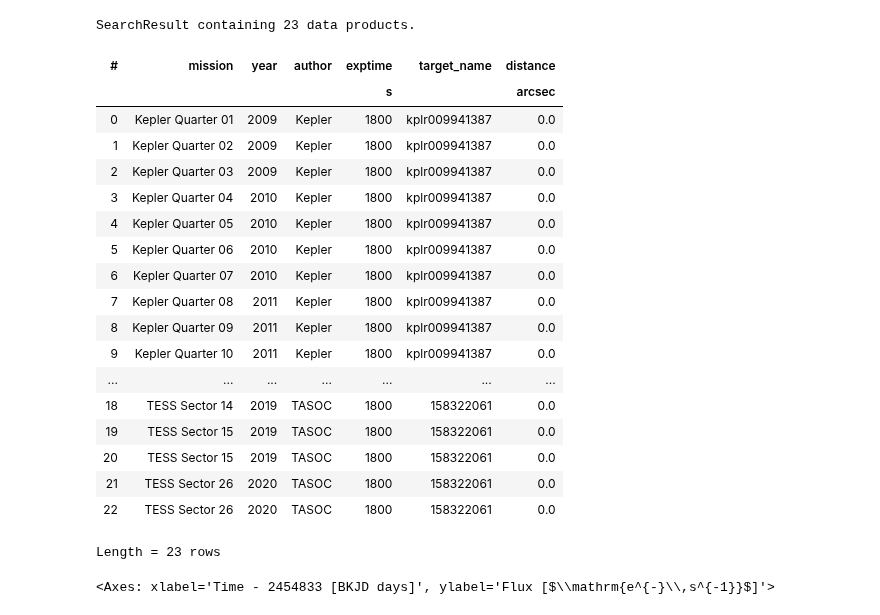
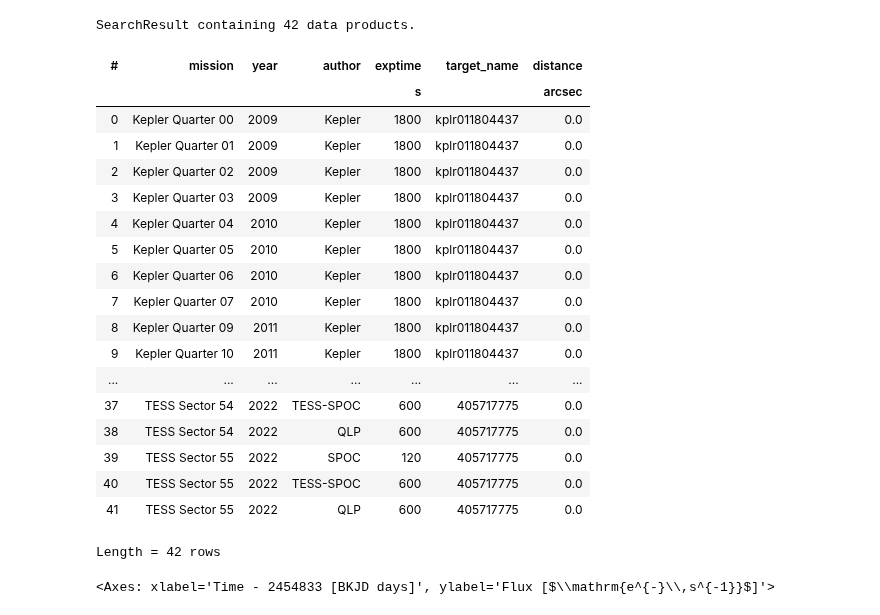
Before and after one commit to Signal-K/sytizen, a Jupyter notebook: Generator/classify.ipynb, the cells around one changed output. Drawn from its saved outputs; the diff is of its cells as text; code cells hidden in the pictures.

```diff
--- a/Generator/classify.ipynb
+++ b/Generator/classify.ipynb
@@ -2,30 +2,30 @@
 import matplotlib.pyplot as plt
 import lightkurve as lk
 # %%
-TIC = 'KOI-5738'
+TIC = 'KOI-4878'
 sector_data = lk.search_lightcurve(TIC)
 sector_data
 # %% [output]
-SearchResult containing 23 data products.
+SearchResult containing 42 data products.
 | # | mission | year | author | exptime | target_name | distance |
 |  |  |  |  | s |  | arcsec |
-| 0 | Kepler Quarter 01 | 2009 | Kepler | 1800 | kplr009941387 | 0.0 |
-| 1 | Kepler Quarter 02 | 2009 | Kepler | 1800 | kplr009941387 | 0.0 |
-| 2 | Kepler Quarter 03 | 2009 | Kepler | 1800 | kplr009941387 | 0.0 |
-| 3 | Kepler Quarter 04 | 2010 | Kepler | 1800 | kplr009941387 | 0.0 |
-| 4 | Kepler Quarter 05 | 2010 | Kepler | 1800 | kplr009941387 | 0.0 |
-| 5 | Kepler Quarter 06 | 2010 | Kepler | 1800 | kplr009941387 | 0.0 |
-| 6 | Kepler Quarter 07 | 2010 | Kepler | 1800 | kplr009941387 | 0.0 |
-| 7 | Kepler Quarter 08 | 2011 | Kepler | 1800 | kplr009941387 | 0.0 |
-| 8 | Kepler Quarter 09 | 2011 | Kepler | 1800 | kplr009941387 | 0.0 |
-| 9 | Kepler Quarter 10 | 2011 | Kepler | 1800 | kplr009941387 | 0.0 |
+| 0 | Kepler Quarter 00 | 2009 | Kepler | 1800 | kplr011804437 | 0.0 |
+| 1 | Kepler Quarter 01 | 2009 | Kepler | 1800 | kplr011804437 | 0.0 |
+| 2 | Kepler Quarter 02 | 2009 | Kepler | 1800 | kplr011804437 | 0.0 |
+| 3 | Kepler Quarter 03 | 2009 | Kepler | 1800 | kplr011804437 | 0.0 |
+| 4 | Kepler Quarter 04 | 2010 | Kepler | 1800 | kplr011804437 | 0.0 |
+| 5 | Kepler Quarter 05 | 2010 | Kepler | 1800 | kplr011804437 | 0.0 |
+| 6 | Kepler Quarter 06 | 2010 | Kepler | 1800 | kplr011804437 | 0.0 |
+| 7 | Kepler Quarter 07 | 2010 | Kepler | 1800 | kplr011804437 | 0.0 |
+| 8 | Kepler Quarter 09 | 2011 | Kepler | 1800 | kplr011804437 | 0.0 |
+| 9 | Kepler Quarter 10 | 2011 | Kepler | 1800 | kplr011804437 | 0.0 |
 | ... | ... | ... | ... | ... | ... | ... |
-| 18 | TESS Sector 14 | 2019 | TASOC | 1800 | 158322061 | 0.0 |
-| 19 | TESS Sector 15 | 2019 | TASOC | 1800 | 158322061 | 0.0 |
-| 20 | TESS Sector 15 | 2019 | TASOC | 1800 | 158322061 | 0.0 |
-| 21 | TESS Sector 26 | 2020 | TASOC | 1800 | 158322061 | 0.0 |
-| 22 | TESS Sector 26 | 2020 | TASOC | 1800 | 158322061 | 0.0 |
+| 37 | TESS Sector 54 | 2022 | TESS-SPOC | 600 | 405717775 | 0.0 |
+| 38 | TESS Sector 54 | 2022 | QLP | 600 | 405717775 | 0.0 |
+| 39 | TESS Sector 55 | 2022 | SPOC | 120 | 405717775 | 0.0 |
+| 40 | TESS Sector 55 | 2022 | TESS-SPOC | 600 | 405717775 | 0.0 |
+| 41 | TESS Sector 55 | 2022 | QLP | 600 | 405717775 | 0.0 |
-Length = 23 rows
+Length = 42 rows
 # %%
 lc = sector_data.download()
 lc.plot()
```
Also changed, not shown: 21 other files.
